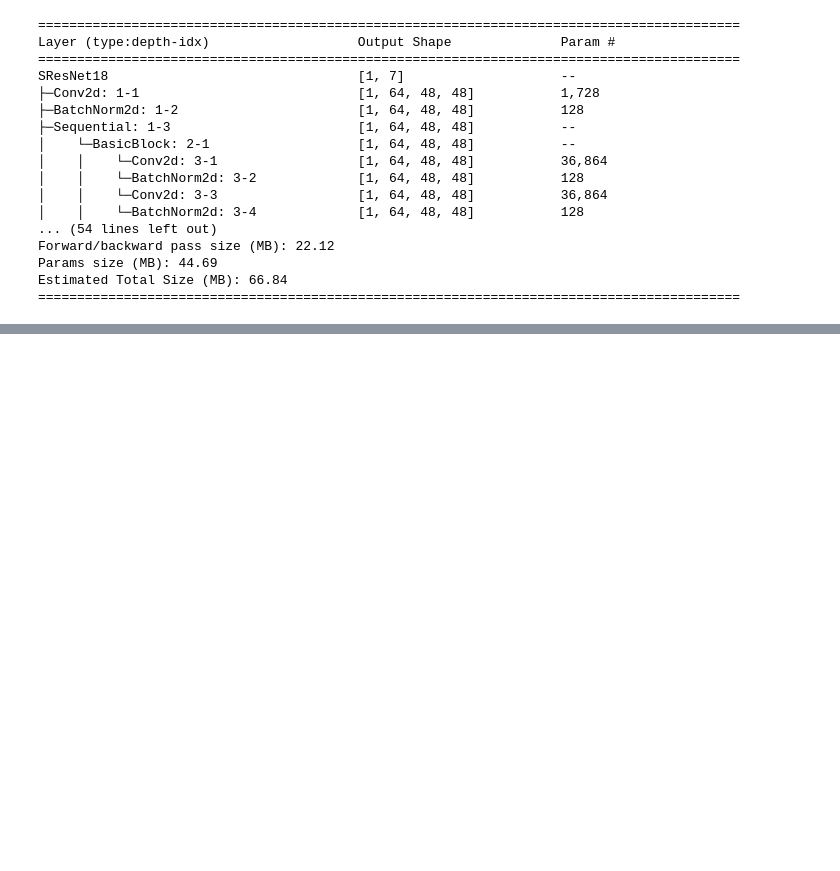
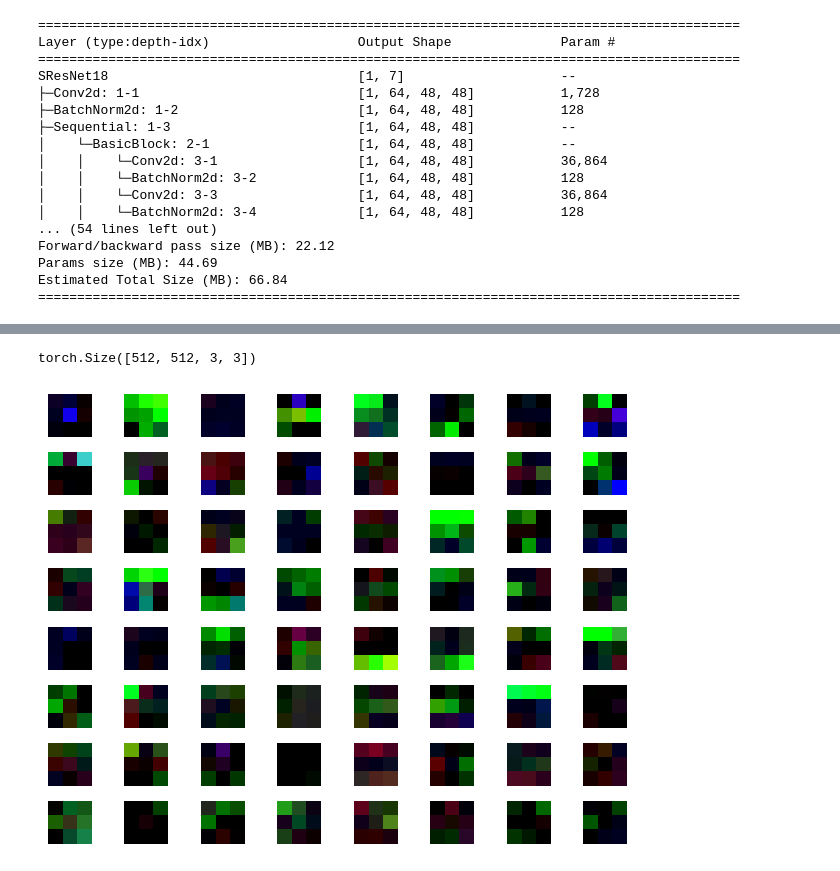
Before and after one commit to alaeimo/NMA_DL_FER, a Jupyter notebook: SResNet18.ipynb, the cells around one changed output, grey strips where cells are left out. Saved outputs shown, nothing was run; the diff lists cells and outputs as text; code cells hidden in the pictures; blank space fills up the shorter version.

```diff
--- a/SResNet18.ipynb
+++ b/SResNet18.ipynb
@@ -666,0 +668,14 @@ plt.show()
+# %%
+params=model.layer4[1].parameters()
+for idx, param in enumerate(params):
+  print(param.shape)
+  break
+for idx, p in enumerate(param[:64]):
+  ax = plt.subplot(8,8,idx+1)
+  img = np.clip(p.permute(1,2,0).detach().cpu().numpy()[:,:,:3], 0.0, 1.0)
+  ax.imshow(img)
+  ax.set_axis_off()
+plt.tight_layout()
+# %% [output]
+torch.Size([512, 512, 3, 3])
+[figure, added]
```
Also changed, not shown: parts of 15 cells of this notebook.
